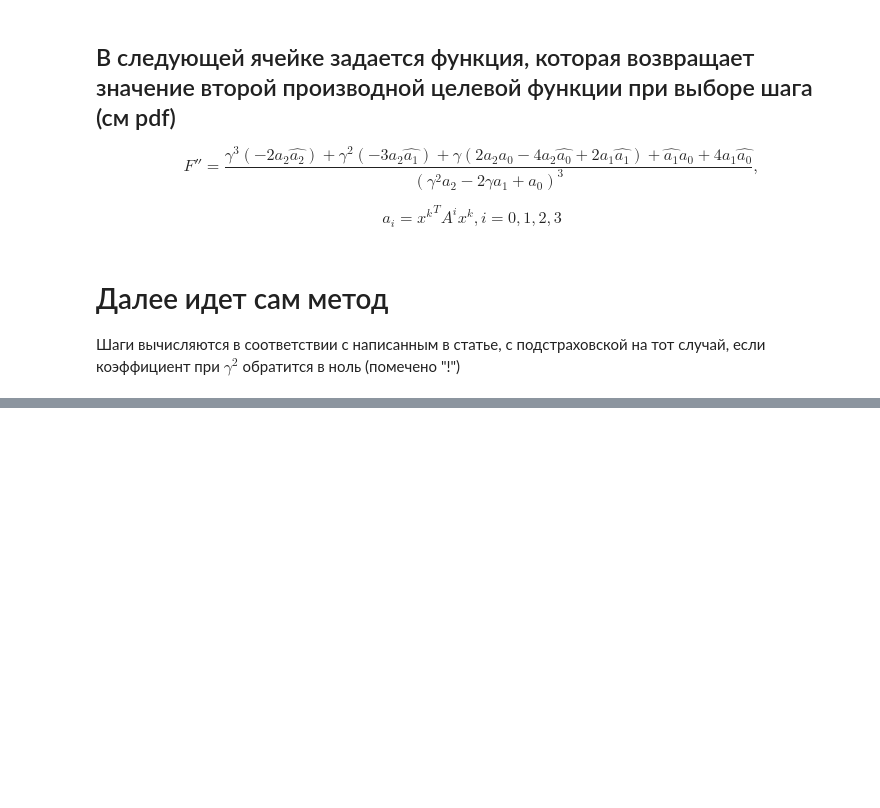
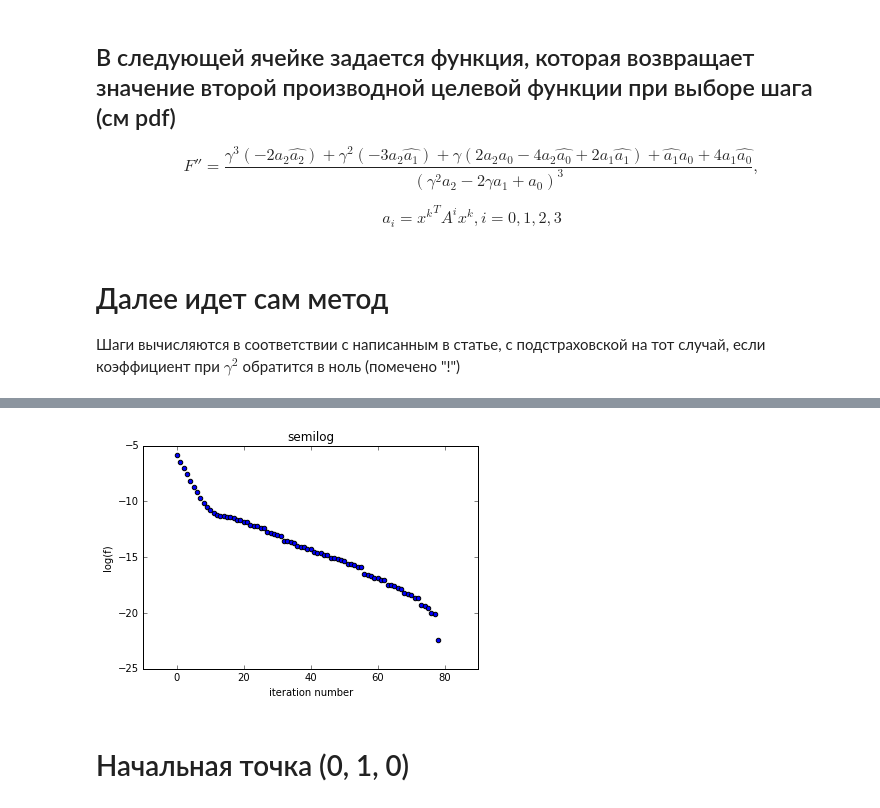
Before and after one commit to vjugor1/sphere, a Jupyter notebook: gradient_descent_on_sphere.ipynb, the cells around one changed output, grey strips where cells are left out. Cells and saved outputs as stored; diff of their text form; code cells hidden in the pictures; blank space fills up the shorter version.

```diff
--- a/gradient_descent_on_sphere.ipynb
+++ b/gradient_descent_on_sphere.ipynb
@@ -123,0 +112,5 @@ iter_num =  80
+# %%
+x0 = np.array([1., 0., 1.])
+xs = []
+fs = []
+x = method(A, x0, 20)
@@ -131 +141,16 @@ x* =  [ 0.70884536 -0.00708806  0.7053283 ]
 norm check:  1.0
+# %%
+fstar = fs[np.argmin(fs)]
+fminfstar = fs - np.ones(len(fs)) * fstar
+logf = np.log(fminfstar[:len(fs) - 1])
+
+plt.figure()
+plt.scatter(range(len(logf)), logf)
+plt.xlabel('iteration number')
+plt.ylabel('log(f)')
+plt.title('semilog')
+plt.show()
+# %% [output]
+[figure, added]
+# %% [markdown]
+# Начальная точка (0, 1, 0)
```
Also changed, not shown: parts of 26 cells of this notebook, 1 other file.
